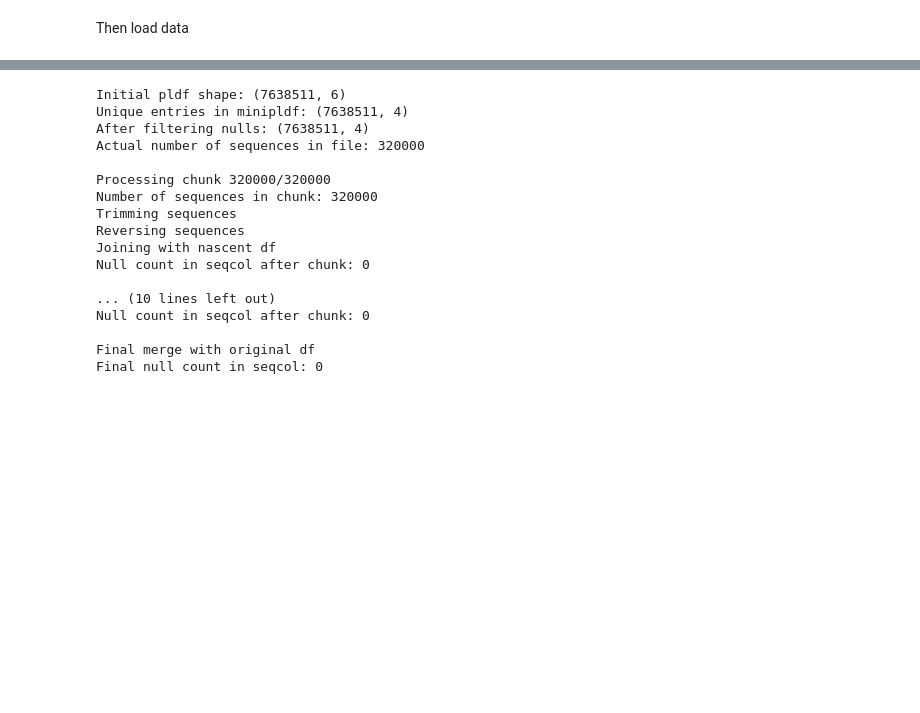
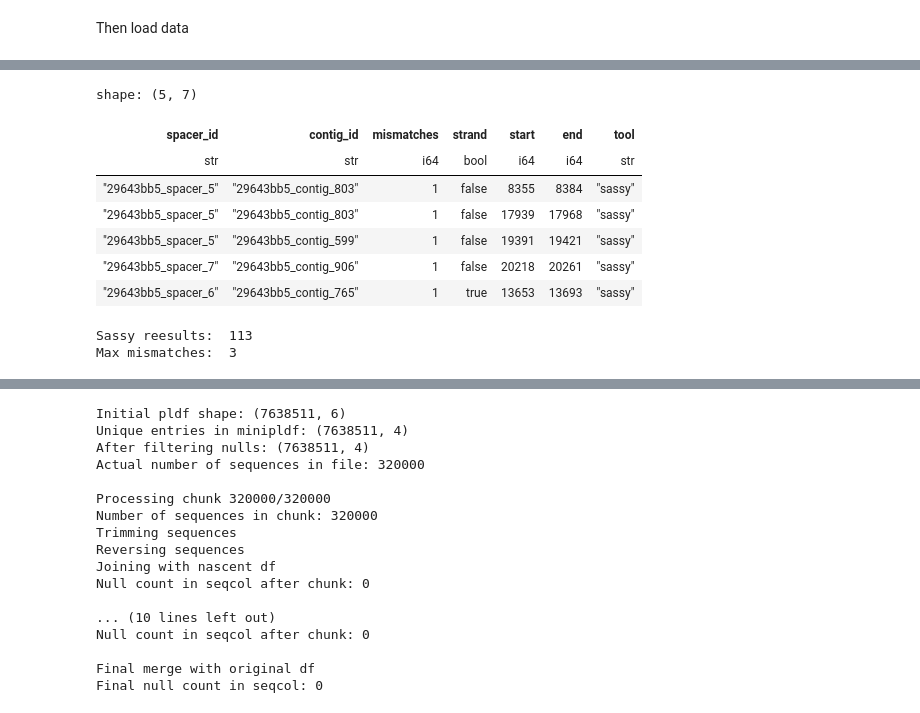
Before and after one commit to rickbeeloo/spacer_bench, a Jupyter notebook: notebooks/Performance_simulated.ipynb, the cells around one changed output, grey strips where cells are left out. Cells and saved outputs as stored; diff of their text form; code cells hidden in the pictures; blank space fills up the shorter version.

```diff
--- a/notebooks/Performance_simulated.ipynb
+++ b/notebooks/Performance_simulated.ipynb
@@ -55,0 +181,33 @@ all_tool_results = pl.read_csv(source="./results/simulated/Runs/combined_sims/to
+# %%
+# Read raw sassy results with proper header
+raw_sassy = pl.read_csv(
+    "/net/phage/linuxhome/mgx/people/rickb/sassy/roux_paper/test_myers/spacer_bench/results/run_t_60_nc_1000_ns_10_ir_1_25_lm_0_5_prc_0.5/raw_outputs/sassy.tsv",
+    separator="\t",
+    has_header=False
+).select([
+    pl.col("column_1").alias("spacer_id"),
+    pl.col("column_2").alias("contig_id"),
+    pl.col("column_3").alias("mismatches"),
+    pl.col("column_4").alias("strand"),
+    pl.col("column_5").alias("start"),
+    pl.col("column_6").alias("end"),
+    pl.col("column_7").alias("match"),
+    pl.col("column_8").alias("cigar")
+])
+
+# Remove match and cigar columns, and convert strand to boolean
+sassy_clean = (raw_sassy
+    .drop(["match", "cigar"])
+    .with_columns([
+        pl.when(pl.col("strand") == "-")
+          .then(True)
+          .when(pl.col("strand") == "+")
+          .then(False)
+          .otherwise(None)
+          .alias("strand")
+    ])
+    .filter(pl.col("mismatches") <= 3)
+)
+
+# Add tool column
+sassy = sassy_clean.with_columns(pl.lit("sassy").alias("tool"))
@@ -55,0 +218,17 @@ all_tool_results = pl.read_csv(source="./results/simulated/Runs/combined_sims/to
+# %%
+sassy.head()
+# %% [output]
+shape: (5, 7)
+| spacer_id | contig_id | mismatches | strand | start | end | tool |
+| str | str | i64 | bool | i64 | i64 | str |
+| "29643bb5_spacer_5" | "29643bb5_contig_803" | 1 | false | 8355 | 8384 | "sassy" |
+| "29643bb5_spacer_5" | "29643bb5_contig_803" | 1 | false | 17939 | 17968 | "sassy" |
+| "29643bb5_spacer_5" | "29643bb5_contig_599" | 1 | false | 19391 | 19421 | "sassy" |
+| "29643bb5_spacer_7" | "29643bb5_contig_906" | 1 | false | 20218 | 20261 | "sassy" |
+| "29643bb5_spacer_6" | "29643bb5_contig_765" | 1 | true | 13653 | 13693 | "sassy" |
+# %%
+print("Sassy reesults: ", sassy.height)
+print("Max mismatches: ", sassy["mismatches"].max())
+# %% [output]
+Sassy reesults:  113
+Max mismatches:  3
```
Also changed, not shown: parts of 33 cells of this notebook, 5 other files.
